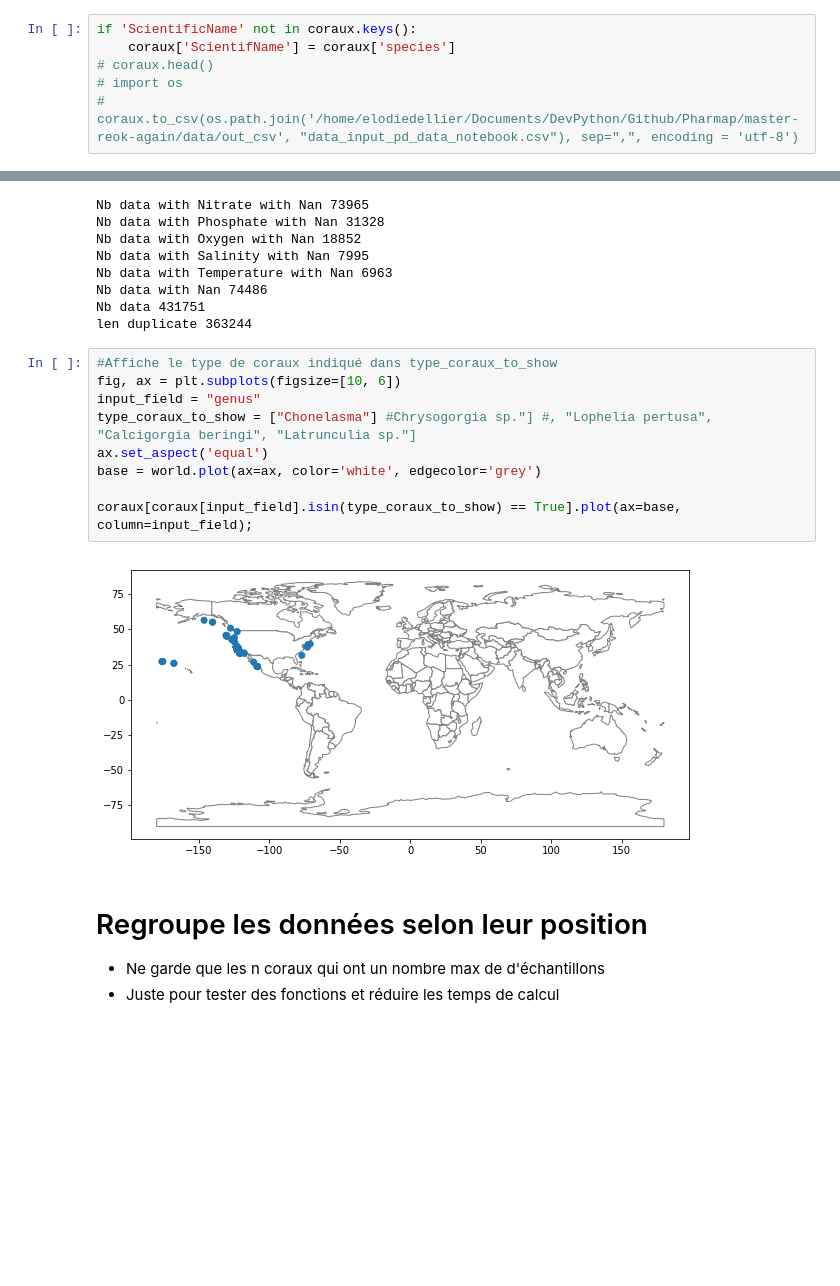
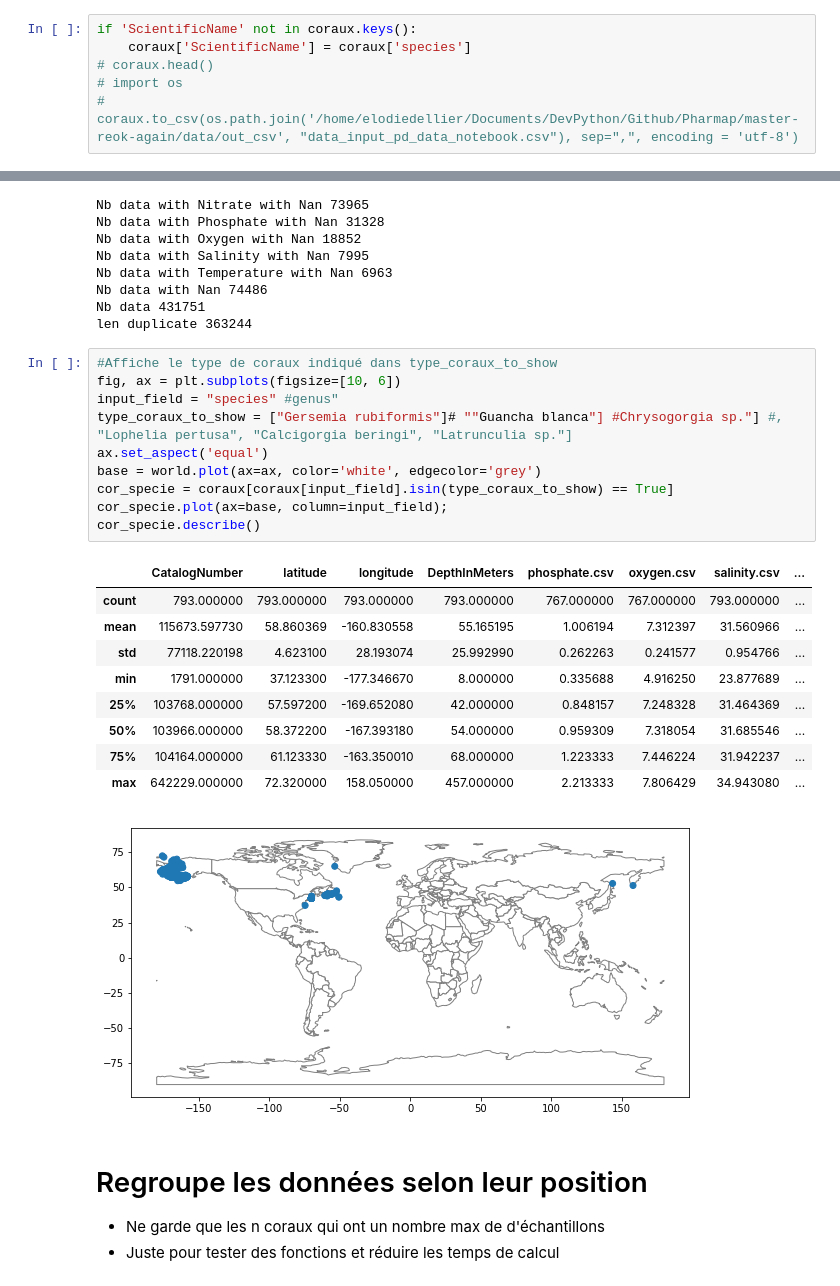
Before and after one commit to dellielo/Pharmap, a Jupyter notebook: notebook/visualisation.ipynb, the cells around one changed output, grey strips where cells are left out. Drawn from its saved outputs; the diff is of its cells as text; blank space fills up the shorter version.

```diff
--- a/notebook/visualisation.ipynb
+++ b/notebook/visualisation.ipynb
@@ -23,7 +23,7 @@ world = gpd.read_file(gpd.datasets.get_path('naturalearth_lowres'))
 coraux = gpd.read_file('../data/out/coraux_geo.geojson')
 # %%
 if 'ScientificName' not in coraux.keys():
-    coraux['ScientifName'] = coraux['species']
+    coraux['ScientificName'] = coraux['species']
 # coraux.head()
 # import os
 # coraux.to_csv(os.path.join('/home/elodiedellier/Documents/DevPython/Github/Pharmap/master-reok-again/data/out_csv', "data_input_pd_data_notebook.csv"), sep=",", encoding = 'utf-8')
@@ -150,14 +160,24 @@ len duplicate 363244
 # %%
 #Affiche le type de coraux indiqué dans type_coraux_to_show
 fig, ax = plt.subplots(figsize=[10, 6])
-input_field = "genus"
-type_coraux_to_show = ["Chonelasma"] #Chrysogorgia sp."] #, "Lophelia pertusa", "Calcigorgia beringi", "Latrunculia sp."]
+input_field = "species" #genus"
+type_coraux_to_show = ["Gersemia rubiformis"]# ""Guancha blanca"] #Chrysogorgia sp."] #, "Lophelia pertusa", "Calcigorgia beringi", "Latrunculia sp."]
 ax.set_aspect('equal')
 base = world.plot(ax=ax, color='white', edgecolor='grey')
-
-coraux[coraux[input_field].isin(type_coraux_to_show) == True].plot(ax=base, column=input_field);
+cor_specie = coraux[coraux[input_field].isin(type_coraux_to_show) == True]
+cor_specie.plot(ax=base, column=input_field);
+cor_specie.describe()
 # %% [output]
+|  | CatalogNumber | latitude | longitude | DepthInMeters | phosphate.csv | oxygen.csv | salinity.csv | ... |
+| count | 793.000000 | 793.000000 | 793.000000 | 793.000000 | 767.000000 | 767.000000 | 793.000000 | ... |
+| mean | 115673.597730 | 58.860369 | -160.830558 | 55.165195 | 1.006194 | 7.312397 | 31.560966 | ... |
+| std | 77118.220198 | 4.623100 | 28.193074 | 25.992990 | 0.262263 | 0.241577 | 0.954766 | ... |
+| min | 1791.000000 | 37.123300 | -177.346670 | 8.000000 | 0.335688 | 4.916250 | 23.877689 | ... |
+| 25% | 103768.000000 | 57.597200 | -169.652080 | 42.000000 | 0.848157 | 7.248328 | 31.464369 | ... |
+| 50% | 103966.000000 | 58.372200 | -167.393180 | 54.000000 | 0.959309 | 7.318054 | 31.685546 | ... |
+| 75% | 104164.000000 | 61.123330 | -163.350010 | 68.000000 | 1.223333 | 7.446224 | 31.942237 | ... |
+| max | 642229.000000 | 72.320000 | 158.050000 | 457.000000 | 2.213333 | 7.806429 | 34.943080 | ... |
-[figure, old version]
+[figure, new version]
 # %% [markdown]
 # Regroupe les données selon leur position
 - Ne garde que les n coraux qui ont un nombre max de d'échantillons
```
Also changed, not shown: parts of 3 cells of this notebook, 1 other file.
